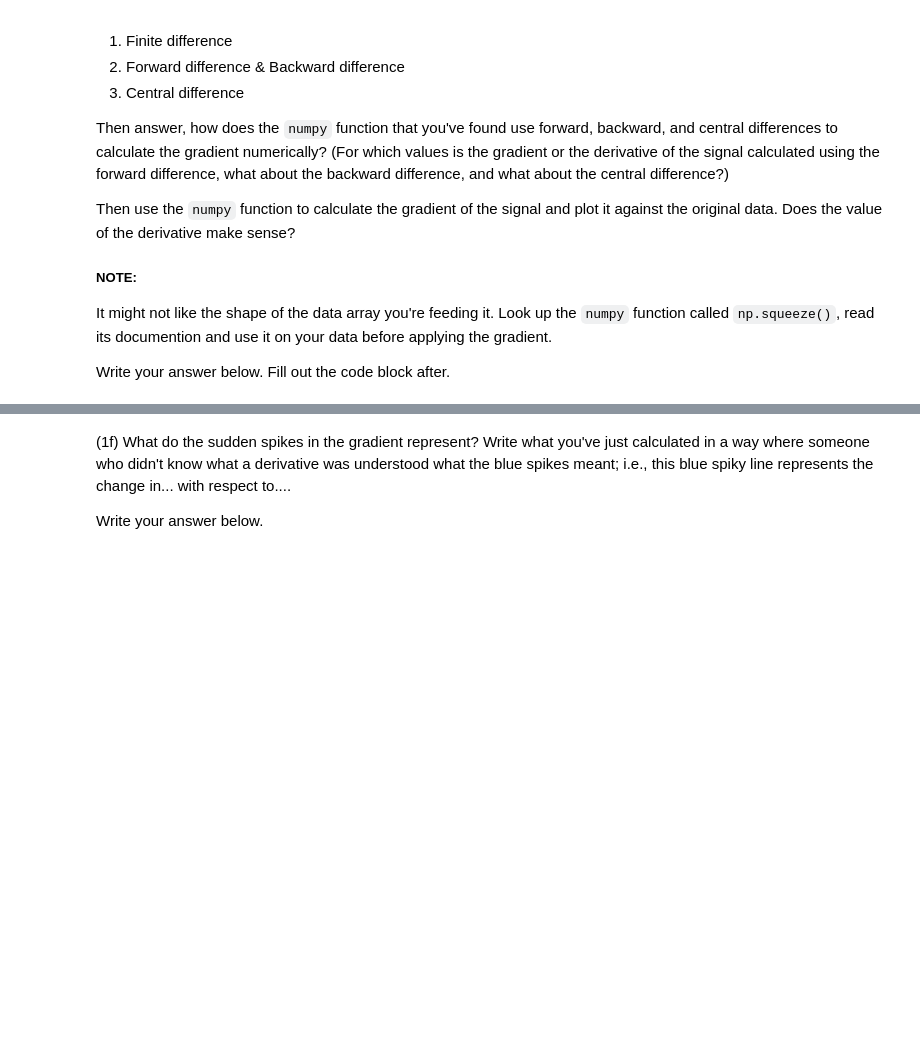
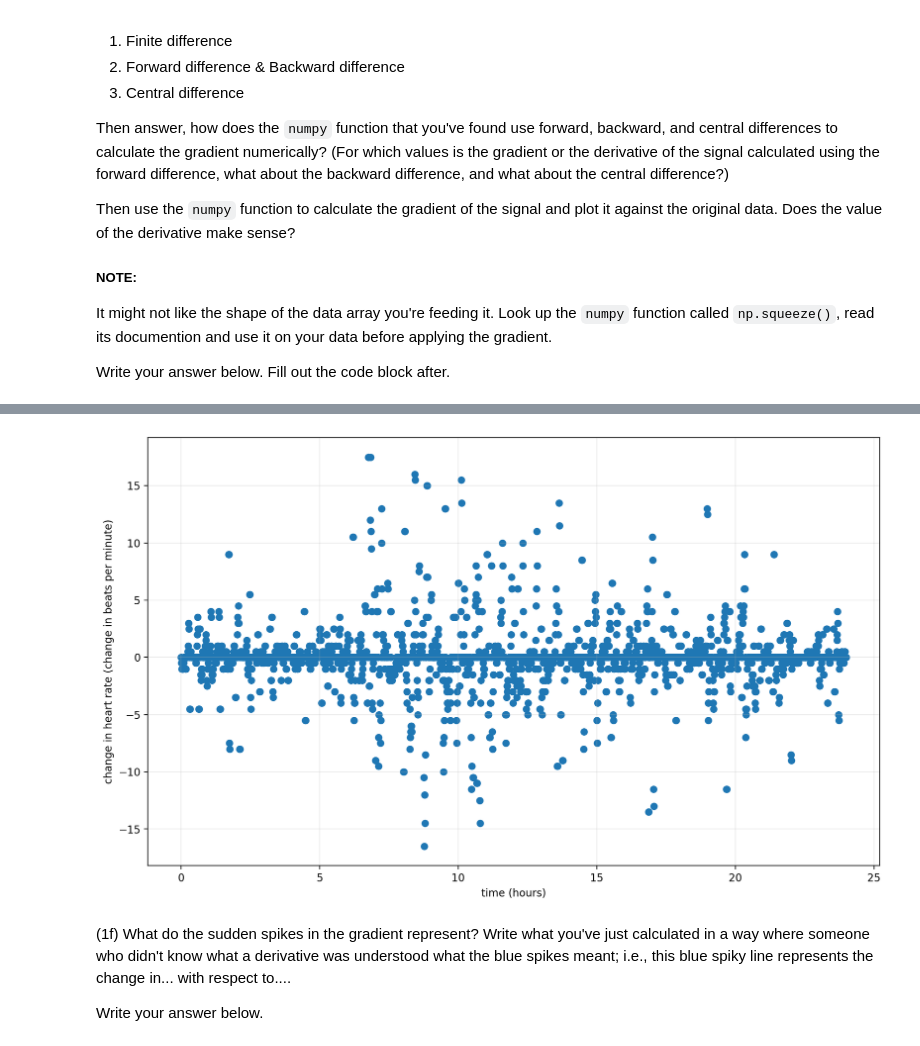
Before and after one commit to shak360/Lab-Training, a Jupyter notebook: Module_2_Python-ML/Assignment_4/emalamut/Assignment_4.ipynb, the cells around one changed output, grey strips where cells are left out. Cells and saved outputs as stored; diff of their text form; code cells hidden in the pictures; blank space fills up the shorter version.

```diff
--- a/Module_2_Python-ML/Assignment_4/emalamut/Assignment_4.ipynb
+++ b/Module_2_Python-ML/Assignment_4/emalamut/Assignment_4.ipynb
@@ -141,14 +159,16 @@ Write your answer below. Fill out the code block after.
 # %%
 plt.figure(4, figsize=(12.5, 7.5), dpi=200)
 ### Don't edit the code above, only add the gradient of the signal below ###
-pass
+plt.scatter(X,np.gradient(np.squeeze(Y_vec)))
 ### Don't edit the code below, only add the gradient of the signal above ###
-plt.xticks(np.arange(min(X), max(X)+1, 1.0))
+#plt.xticks(np.arange(min(X), max(X)+1, 1.0))
 plt.grid(True, alpha=0.25)
-plt.xlim(np.min(X), np.max(X))
+#plt.xlim(np.min(X), np.max(X))
 plt.ylabel('change in heart rate (change in beats per minute)')
 plt.xlabel('time (hours)')
 plt.show()
+# %% [output]
+[figure, added]
 # %% [markdown]
 (1f) What do the sudden spikes in the gradient represent? Write what you've just calculated in a way where someone who didn't know what a derivative was understood what the blue spikes meant; i.e., this blue spiky line represents the change in... with respect to....
 
```
Also changed, not shown: parts of 7 cells of this notebook.
